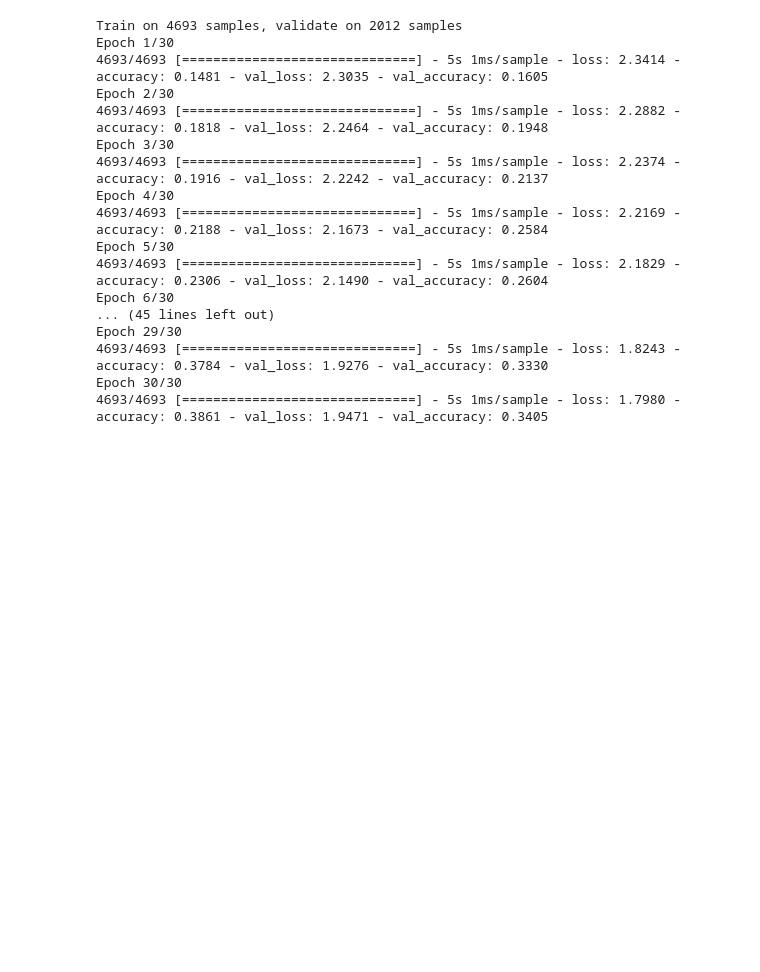
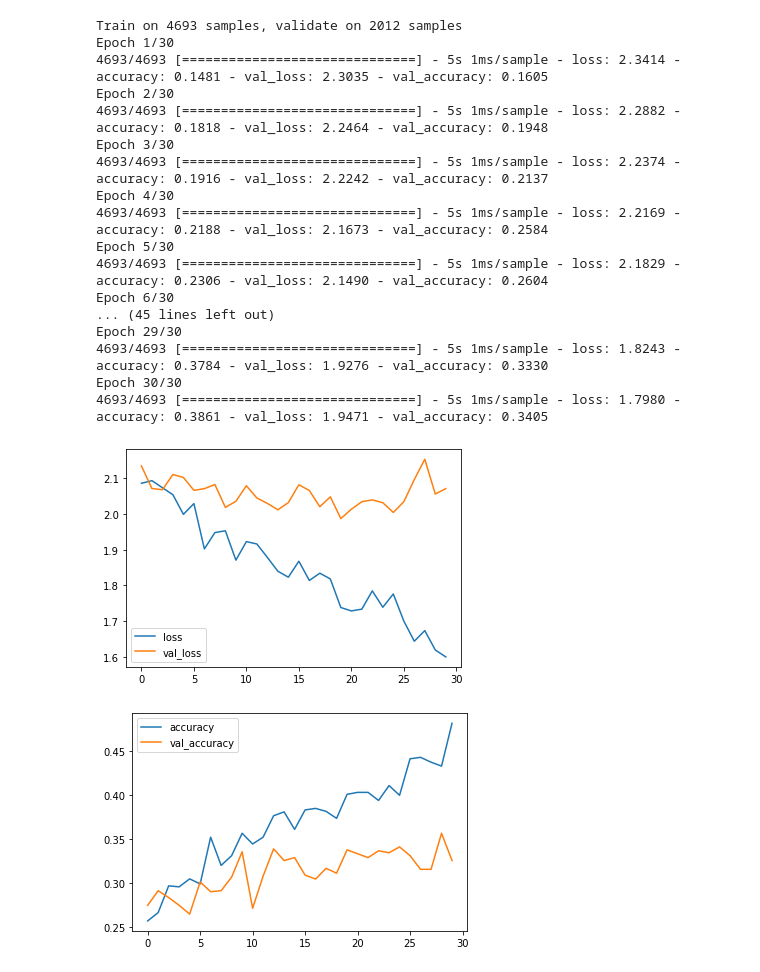
Before and after one commit to gitMantas/instrumentdetection, a Jupyter notebook: GenModel.ipynb, the cells around one changed output. Drawn from its saved outputs; the diff is of its cells as text; code cells hidden in the pictures; blank space fills up the shorter version.

```diff
--- a/GenModel.ipynb
+++ b/GenModel.ipynb
@@ -147,3 +146,8 @@ Epoch 30/30
+# %%
+plot_model_history(model)
+# %% [output]
+[figure, added]
+[figure, added]
 # %%
 import matplotlib.pyplot as plt
 plt.plot(model.history.history["loss"], label="loss")
```
Also changed, not shown: parts of 9 cells of this notebook, 3 other files.
